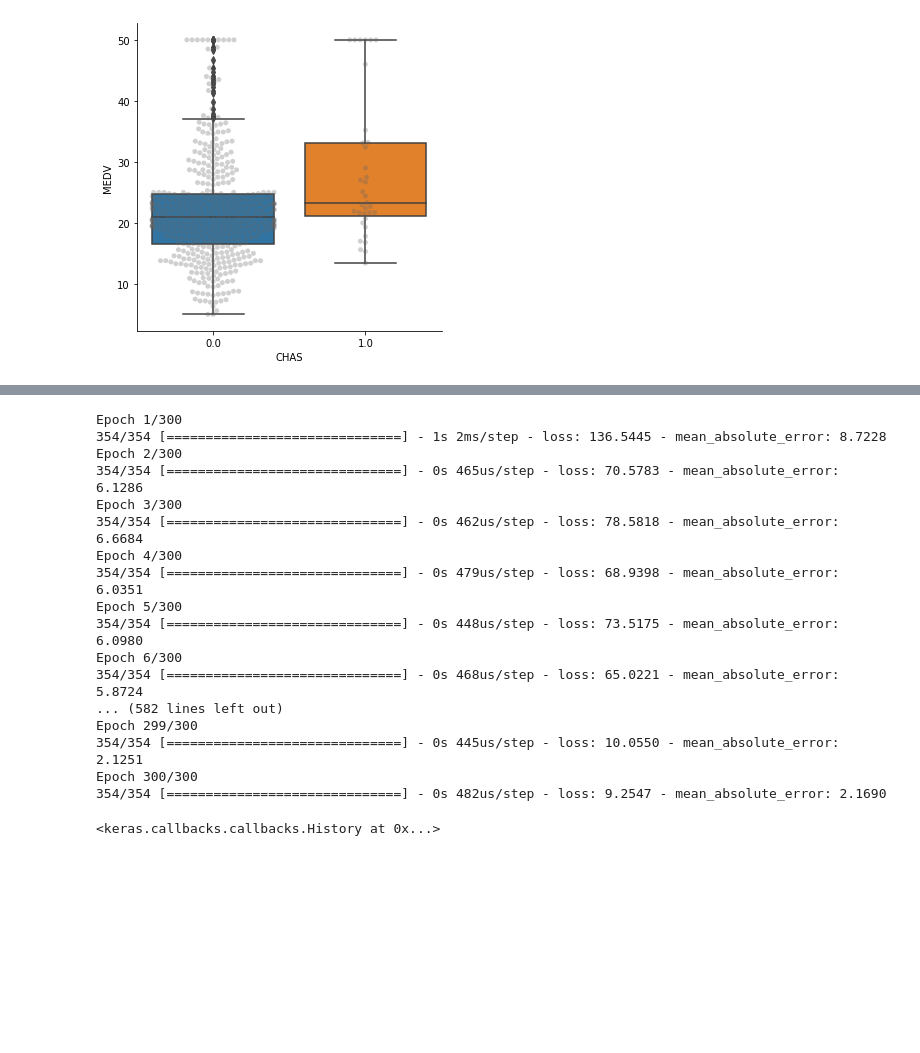
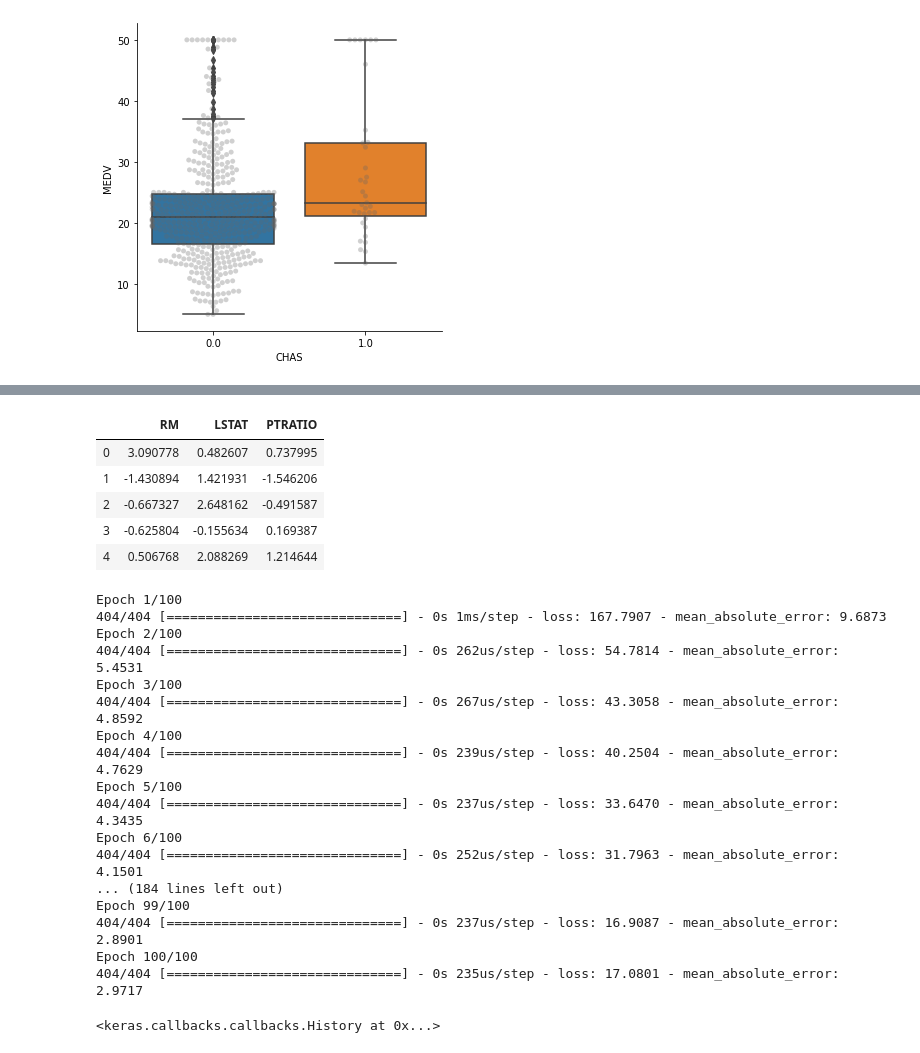
Before and after one commit to strokk/machine-learning-project-2019, a Jupyter notebook: boston-housing.ipynb, the cells around one changed output, grey strips where cells are left out. Drawn from its saved outputs; the diff is of its cells as text; code cells hidden in the pictures; blank space fills up the shorter version.

```diff
--- a/boston-housing.ipynb
+++ b/boston-housing.ipynb
@@ -337,0 +406,18 @@ plt.show()
+# %%
+# Create a new neural network.
+m = kr.models.Sequential()
+
+# Add neurons.
+#m.add(kr.layers.Dense(1, input_dim=1, activation="linear"))
+
+# Add neurons
+m.add(kr.layers.Dense(140, input_dim=3, activation='relu'))
+m.add(kr.layers.Dense(60, activation="relu"))
+m.add(kr.layers.Dense(30, activation="relu"))
+m.add(kr.layers.Dense(1))
+
+# Compile the model.
+m.compile(loss="mse", optimizer="adam", metrics = ['mae'])
+
+# Train the model.
+m.fit(X_train, Y_train, epochs=100, batch_size=8)
@@ -392,3 +493,15 @@ test_data /= std
+# %%
+pca = dec.PCA(n_components=3, whiten=True)
+pca.fit(X_train)
+X_train_white = pd.DataFrame(pca.transform(X_train), columns=X_train.columns)
+X_train_white[0:5]
+# %% [output]
+|  | RM | LSTAT | PTRATIO |
+| 0 | 3.090778 | 0.482607 | 0.737995 |
+| 1 | -1.430894 | 1.421931 | -1.546206 |
+| 2 | -0.667327 | 2.648162 | -0.491587 |
+| 3 | -0.625804 | -0.155634 | 0.169387 |
+| 4 | 0.506768 | 2.088269 | 1.214644 |
 # %%
 # Create a new neural network.
 m = kr.models.Sequential()
@@ -397,32 +510,32 @@ m = kr.models.Sequential()
 #m.add(kr.layers.Dense(1, input_dim=1, activation="linear"))
 
 # Add neurons
-m.add(kr.layers.Dense(350, input_dim=13, activation='relu'))
-m.add(kr.layers.Dense(150, activation="relu"))
-m.add(kr.layers.Dense(70, activation="relu"))
+m.add(kr.layers.Dense(140, input_dim=3, activation='relu'))
+m.add(kr.layers.Dense(60, activation="relu"))
+m.add(kr.layers.Dense(30, activation="relu"))
 m.add(kr.layers.Dense(1))
 
 # Compile the model.
 m.compile(loss="mean_squared_error", optimizer="adam", metrics = ['mean_absolute_error'])
 
 # Train the model.
-m.fit(X_train, Y_train, epochs=300, batch_size=5)
+m.fit(X_train, Y_train, epochs=100, batch_size=8)
 # %% [output]
-Epoch 1/300
-354/354 [==============================] - 1s 2ms/step - loss: 136.5445 - mean_absolute_error: 8.7228
-Epoch 2/300
-354/354 [==============================] - 0s 465us/step - loss: 70.5783 - mean_absolute_error: 6.1286
-Epoch 3/300
-354/354 [==============================] - 0s 462us/step - loss: 78.5818 - mean_absolute_error: 6.6684
-Epoch 4/300
-354/354 [==============================] - 0s 479us/step - loss: 68.9398 - mean_absolute_error: 6.0351
-Epoch 5/300
-354/354 [==============================] - 0s 448us/step - loss: 73.5175 - mean_absolute_error: 6.0980
-Epoch 6/300
-354/354 [==============================] - 0s 468us/step - loss: 65.0221 - mean_absolute_error: 5.8724
-... (582 lines left out)
-Epoch 299/300
-354/354 [==============================] - 0s 445us/step - loss: 10.0550 - mean_absolute_error: 2.1251
-Epoch 300/300
-354/354 [==============================] - 0s 482us/step - loss: 9.2547 - mean_absolute_error: 2.1690
+Epoch 1/100
+404/404 [==============================] - 0s 1ms/step - loss: 167.7907 - mean_absolute_error: 9.6873
+Epoch 2/100
+404/404 [==============================] - 0s 262us/step - loss: 54.7814 - mean_absolute_error: 5.4531
+Epoch 3/100
+404/404 [==============================] - 0s 267us/step - loss: 43.3058 - mean_absolute_error: 4.8592
+Epoch 4/100
+404/404 [==============================] - 0s 239us/step - loss: 40.2504 - mean_absolute_error: 4.7629
+Epoch 5/100
+404/404 [==============================] - 0s 237us/step - loss: 33.6470 - mean_absolute_error: 4.3435
+Epoch 6/100
+404/404 [==============================] - 0s 252us/step - loss: 31.7963 - mean_absolute_error: 4.1501
+... (184 lines left out)
+Epoch 99/100
+404/404 [==============================] - 0s 237us/step - loss: 16.9087 - mean_absolute_error: 2.8901
+Epoch 100/100
+404/404 [==============================] - 0s 235us/step - loss: 17.0801 - mean_absolute_error: 2.9717
 <keras.callbacks.callbacks.History at 0x...>
```
Also changed, not shown: parts of 45 cells of this notebook.
